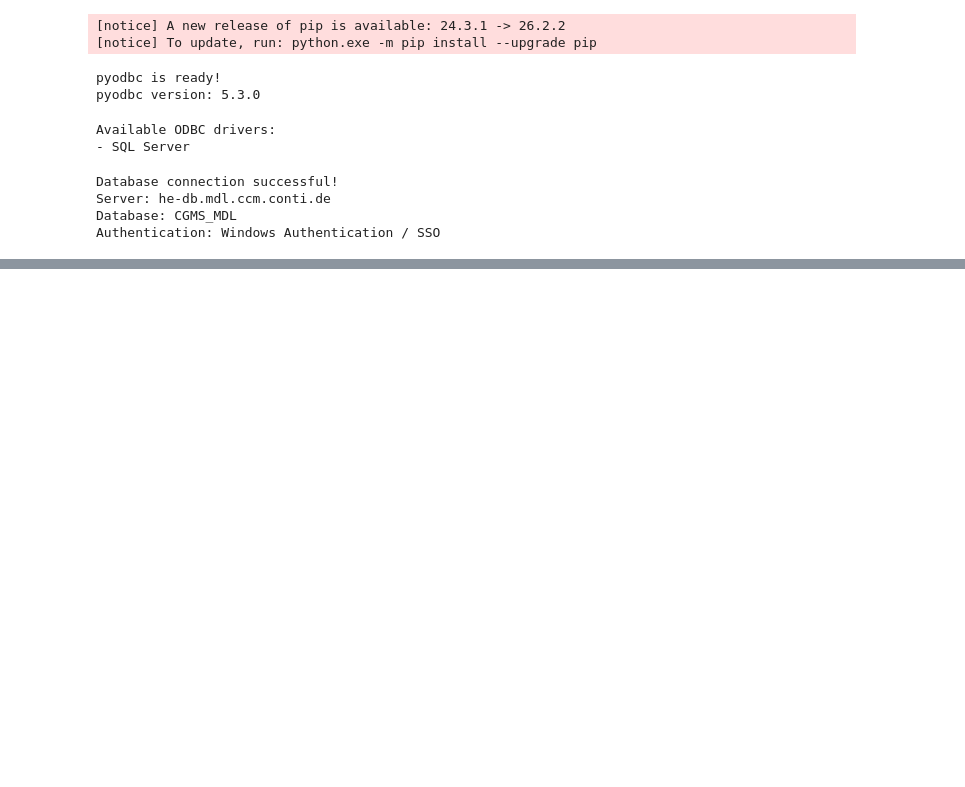
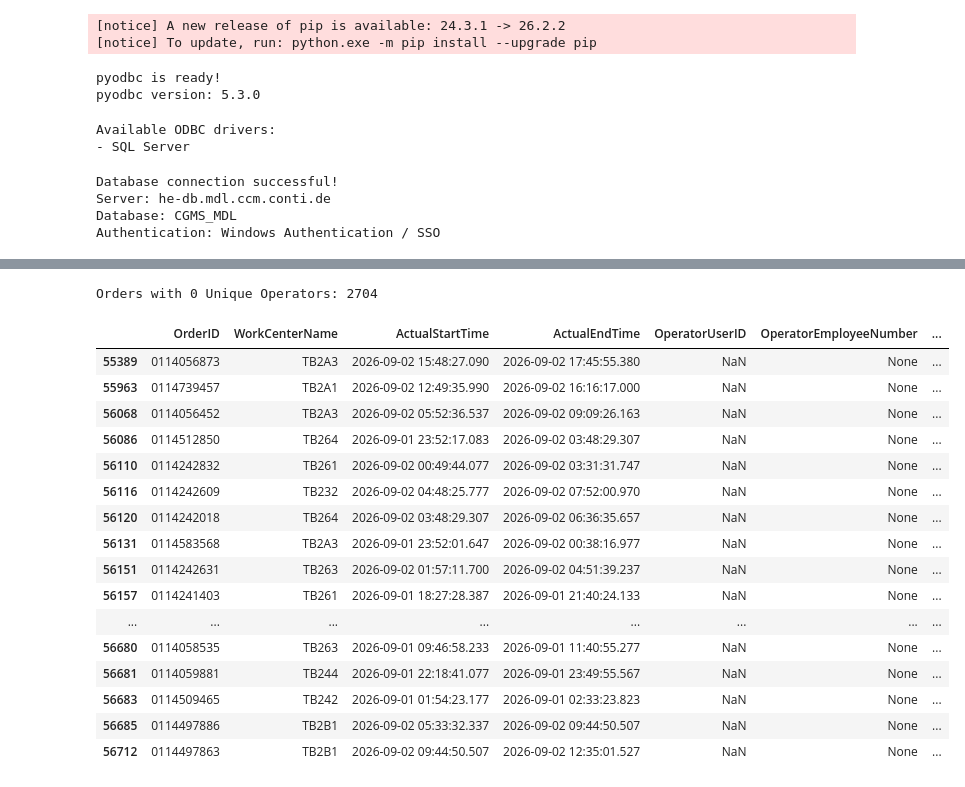
Before and after one commit to mayuxiang666-eng/IE-gap-correlations-study-, a Jupyter notebook: TB capacity analysis.ipynb, the cells around one changed output, grey strips where cells are left out. Cells and saved outputs as stored; diff of their text form; code cells hidden in the pictures; blank space fills up the shorter version.

```diff
--- a/TB capacity analysis.ipynb
+++ b/TB capacity analysis.ipynb
@@ -582,0 +1386,48 @@ Percentage of dataset: 1.0 %
+# %%
+# ============================================================
+# Step 10.3A: Check Orders with 0 Unique Operators
+# ============================================================
+
+zero_operator_orders = operator_order_overview[
+    operator_order_overview["UniqueOperatorCount"] == 0
+]["OrderID"]
+
+print("Orders with 0 Unique Operators:", zero_operator_orders.nunique())
+
+zero_operator_details = df_capacity[
+    df_capacity["OrderID"].isin(zero_operator_orders)
+][
+    [
+        "OrderID",
+        "WorkCenterName",
+        "ActualStartTime",
+        "ActualEndTime",
+        "OperatorUserID",
+        "OperatorEmployeeNumber",
+        "OperatorStartDate",
+        "OperatorEndDate",
+        "OperatorOverlapSeconds",
+        "OperatorCoverageRatio"
+    ]
+]
+
+display(zero_operator_details.head(30))
+# %% [output]
+Orders with 0 Unique Operators: 2704
+|  | OrderID | WorkCenterName | ActualStartTime | ActualEndTime | OperatorUserID | OperatorEmployeeNumber | ... |
+| 55389 | 0114056873 | TB2A3 | 2026-09-02 15:48:27.090 | 2026-09-02 17:45:55.380 | NaN | None | ... |
+| 55963 | 0114739457 | TB2A1 | 2026-09-02 12:49:35.990 | 2026-09-02 16:16:17.000 | NaN | None | ... |
+| 56068 | 0114056452 | TB2A3 | 2026-09-02 05:52:36.537 | 2026-09-02 09:09:26.163 | NaN | None | ... |
+| 56086 | 0114512850 | TB264 | 2026-09-01 23:52:17.083 | 2026-09-02 03:48:29.307 | NaN | None | ... |
+| 56110 | 0114242832 | TB261 | 2026-09-02 00:49:44.077 | 2026-09-02 03:31:31.747 | NaN | None | ... |
+| 56116 | 0114242609 | TB232 | 2026-09-02 04:48:25.777 | 2026-09-02 07:52:00.970 | NaN | None | ... |
+| 56120 | 0114242018 | TB264 | 2026-09-02 03:48:29.307 | 2026-09-02 06:36:35.657 | NaN | None | ... |
+| 56131 | 0114583568 | TB2A3 | 2026-09-01 23:52:01.647 | 2026-09-02 00:38:16.977 | NaN | None | ... |
+| 56151 | 0114242631 | TB263 | 2026-09-02 01:57:11.700 | 2026-09-02 04:51:39.237 | NaN | None | ... |
+| 56157 | 0114241403 | TB261 | 2026-09-01 18:27:28.387 | 2026-09-01 21:40:24.133 | NaN | None | ... |
+| ... | ... | ... | ... | ... | ... | ... | ... |
+| 56680 | 0114058535 | TB263 | 2026-09-01 09:46:58.233 | 2026-09-01 11:40:55.277 | NaN | None | ... |
+| 56681 | 0114059881 | TB244 | 2026-09-01 22:18:41.077 | 2026-09-01 23:49:55.567 | NaN | None | ... |
+| 56683 | 0114509465 | TB242 | 2026-09-01 01:54:23.177 | 2026-09-01 02:33:23.823 | NaN | None | ... |
+| 56685 | 0114497886 | TB2B1 | 2026-09-02 05:33:32.337 | 2026-09-02 09:44:50.507 | NaN | None | ... |
+| 56712 | 0114497863 | TB2B1 | 2026-09-02 09:44:50.507 | 2026-09-02 12:35:01.527 | NaN | None | ... |
```
Also changed, not shown: parts of 67 cells of this notebook.
